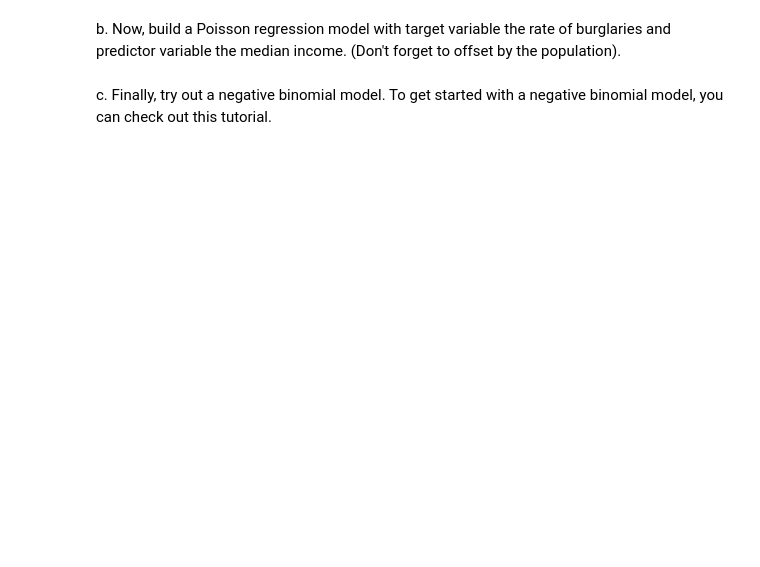
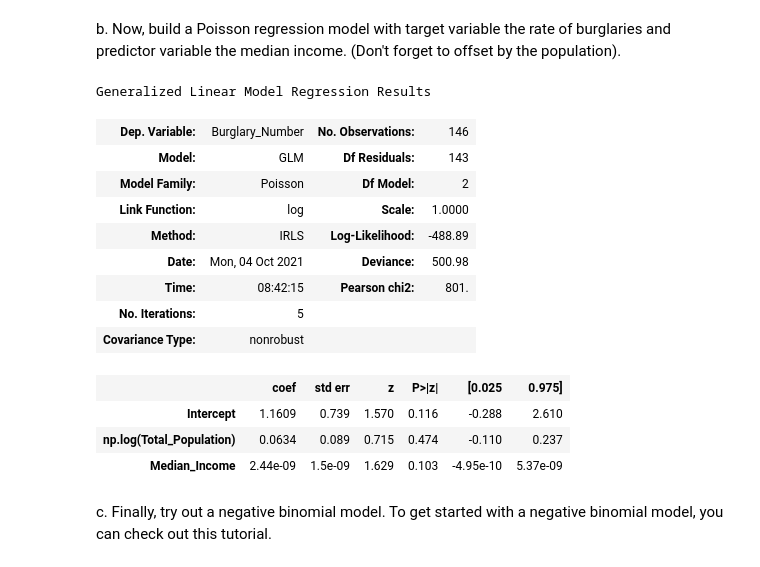
Before and after one commit to nss-data-science-cohort-5/geospatial_api-blue-barracudas, a Jupyter notebook: notebooks/First Run.ipynb, the cells around one changed output. Saved outputs shown, nothing was run; the diff lists cells and outputs as text; code cells hidden in the pictures; blank space fills up the shorter version.

```diff
--- a/notebooks/First Run.ipynb
+++ b/notebooks/First Run.ipynb
@@ -135,4 +158,28 @@ a. Build a "base model" - a Poisson regression model with just an intercept term
 # %% [markdown]
 b. Now, build a Poisson regression model with target variable the rate of burglaries and predictor variable the median income. (Don't forget to offset by the population).
+# %%
+# Question 5(b)
+
+# Create poisson model on burglary rate and median income and print summary.
+poisson_model = glm("Burglary_Number ~ np.log(Total_Population) + Median_Income",
+                 data = merged_burglaries_per_1000,
+                 family = sm.families.Poisson()).fit()
+
+poisson_model.summary()
+# %% [output]
+Generalized Linear Model Regression Results
+| Dep. Variable: | Burglary_Number | No. Observations: | 146 |
+| Model: | GLM | Df Residuals: | 143 |
+| Model Family: | Poisson | Df Model: | 2 |
+| Link Function: | log | Scale: | 1.0000 |
+| Method: | IRLS | Log-Likelihood: | -488.89 |
+| Date: | Mon, 04 Oct 2021 | Deviance: | 500.98 |
+| Time: | 08:42:15 | Pearson chi2: | 801. |
+| No. Iterations: | 5 |  |  |
+| Covariance Type: | nonrobust |  |  |
+|  | coef | std err | z | P>|z| | [0.025 | 0.975] |
+| Intercept | 1.1609 | 0.739 | 1.570 | 0.116 | -0.288 | 2.610 |
+| np.log(Total_Population) | 0.0634 | 0.089 | 0.715 | 0.474 | -0.110 | 0.237 |
+| Median_Income | 2.44e-09 | 1.5e-09 | 1.629 | 0.103 | -4.95e-10 | 5.37e-09 |
 # %% [markdown]
 c. Finally, try out a negative binomial model. To get started with a negative binomial model, you can check out this tutorial.
```
Also changed, not shown: parts of 10 cells of this notebook.
